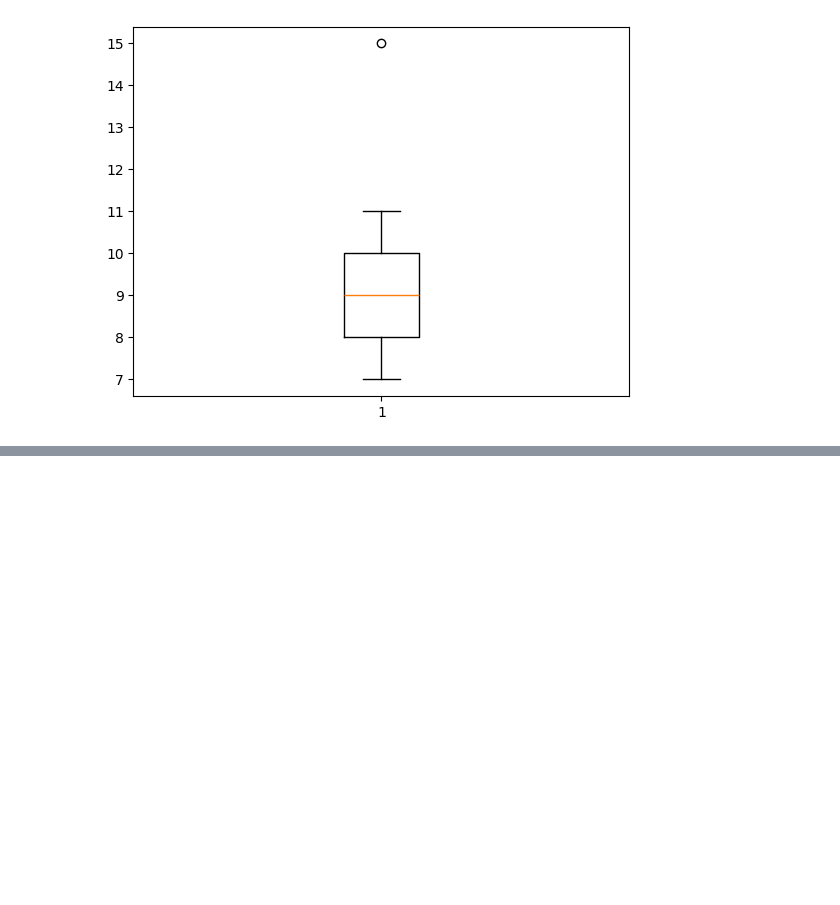
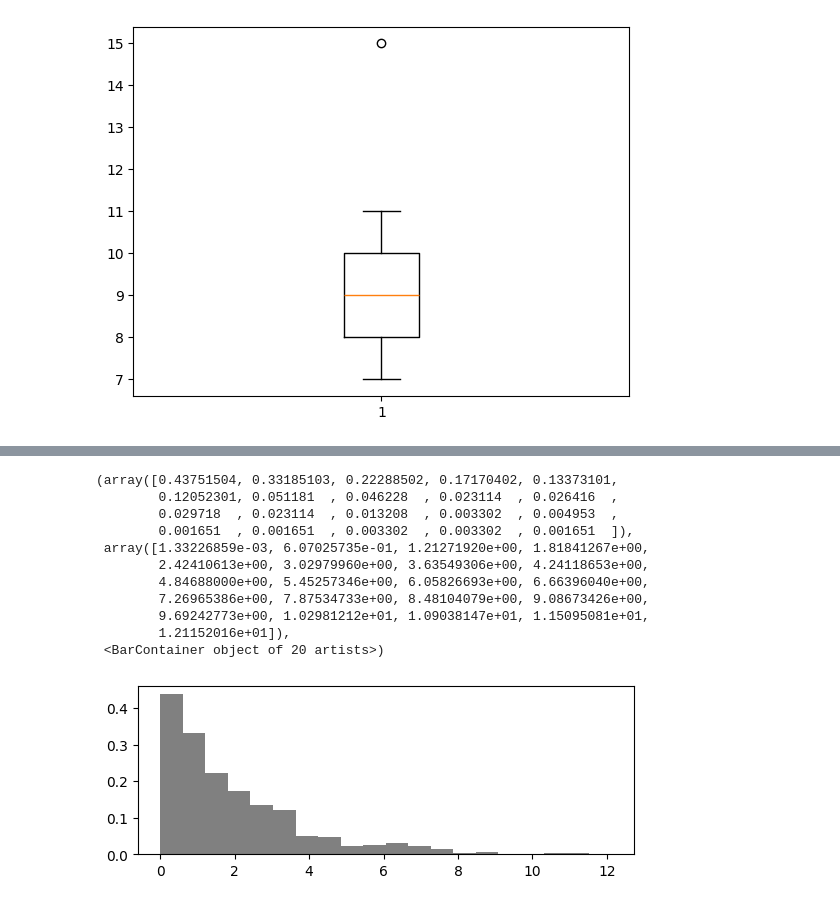
Before and after one commit to phm-aguiar/Individual_Explorations, a Jupyter notebook: Pyhton_para_mercado_financeiro/terceiro_cap.ipynb, the cells around one changed output, grey strips where cells are left out. Drawn from its saved outputs; the diff is of its cells as text; code cells hidden in the pictures; blank space fills up the shorter version.

```diff
--- a/Pyhton_para_mercado_financeiro/terceiro_cap.ipynb
+++ b/Pyhton_para_mercado_financeiro/terceiro_cap.ipynb
@@ -194,0 +214,16 @@ Text(0, 0.5, 'frequencia')
+# %%
+plt.subplot(212)
+plt.hist(aleat, bins=20, color='gray', density=True)
+# %% [output]
+(array([0.43751504, 0.33185103, 0.22288502, 0.17170402, 0.13373101,
+        0.12052301, 0.051181  , 0.046228  , 0.023114  , 0.026416  ,
+        0.029718  , 0.023114  , 0.013208  , 0.003302  , 0.004953  ,
+        0.001651  , 0.001651  , 0.003302  , 0.003302  , 0.001651  ]),
+ array([1.33226859e-03, 6.07025735e-01, 1.21271920e+00, 1.81841267e+00,
+        2.42410613e+00, 3.02979960e+00, 3.63549306e+00, 4.24118653e+00,
+        4.84688000e+00, 5.45257346e+00, 6.05826693e+00, 6.66396040e+00,
+        7.26965386e+00, 7.87534733e+00, 8.48104079e+00, 9.08673426e+00,
+        9.69242773e+00, 1.02981212e+01, 1.09038147e+01, 1.15095081e+01,
+        1.21152016e+01]),
+ <BarContainer object of 20 artists>)
+[figure, added]
```
Also changed, not shown: parts of 39 cells of this notebook, 3 other files.
